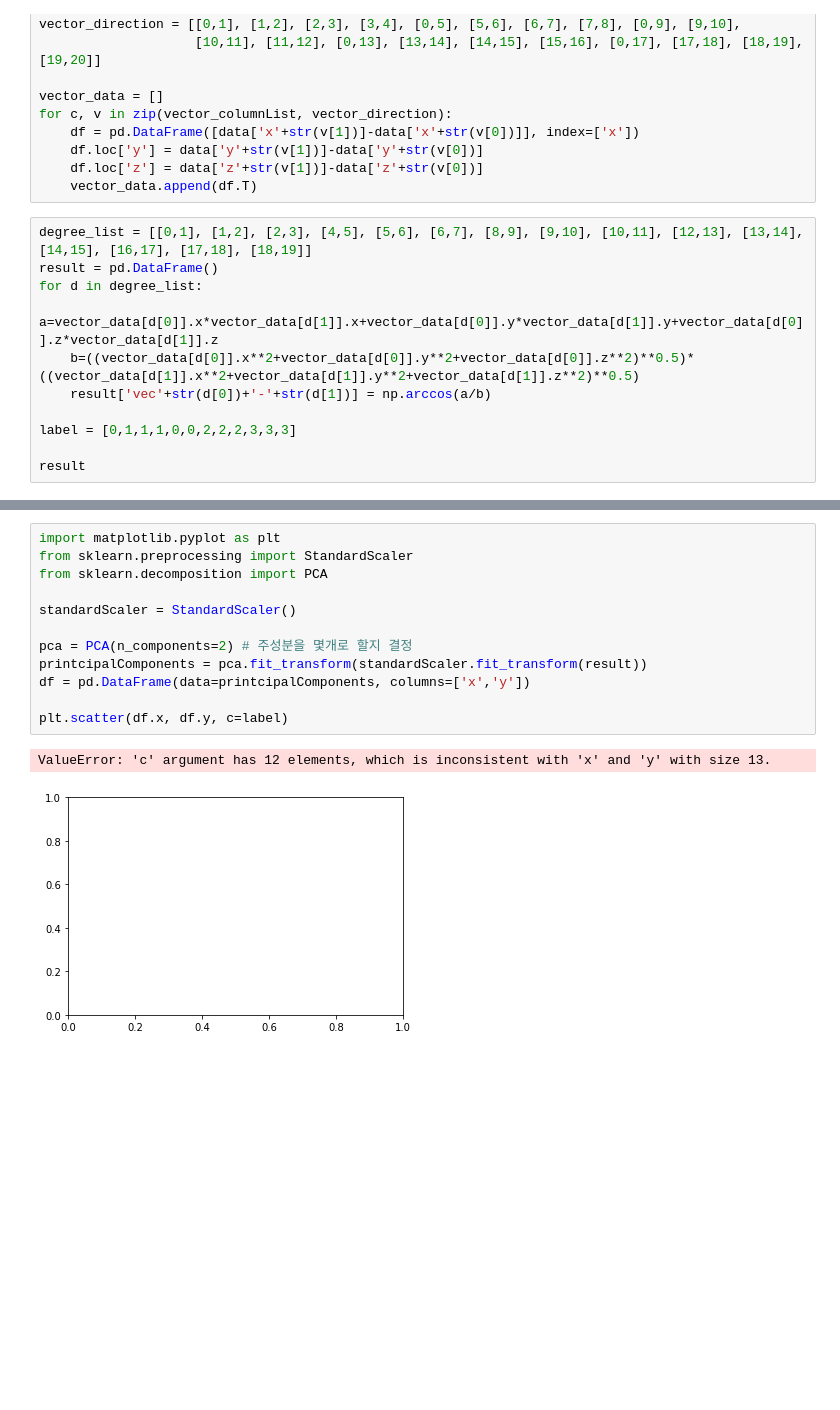
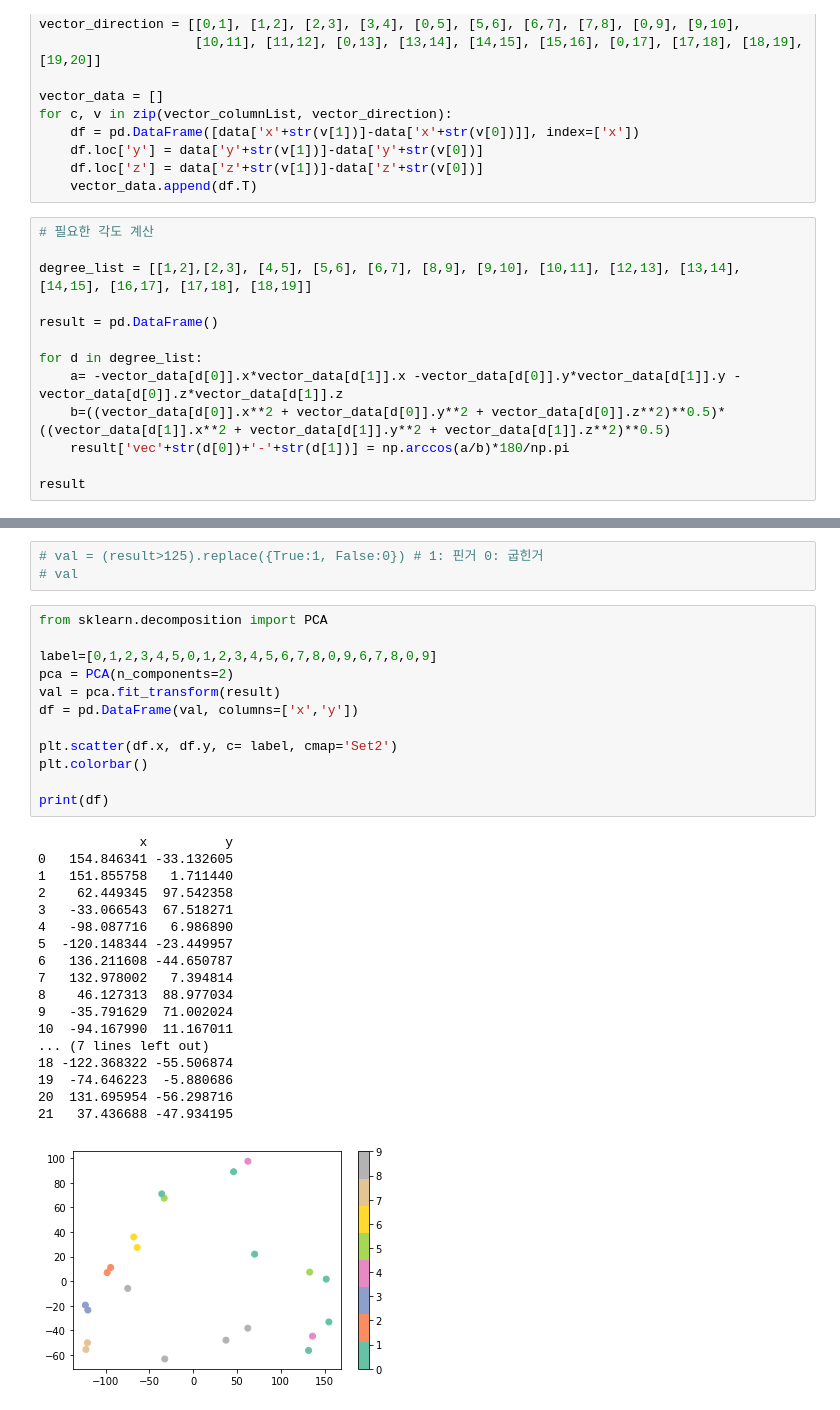
Before and after one commit to devwithpug/RandHand-Chat, a Jupyter notebook: mediaPipe/analysis.ipynb, the cells around one changed output, grey strips where cells are left out. Drawn from its saved outputs; the diff is of its cells as text; blank space fills up the shorter version.

```diff
--- a/mediaPipe/analysis.ipynb
+++ b/mediaPipe/analysis.ipynb
@@ -37,14 +115,16 @@ for c, v in zip(vector_columnList, vector_direction):
     df.loc['z'] = data['z'+str(v[1])]-data['z'+str(v[0])]
     vector_data.append(df.T)
 # %%
-degree_list = [[0,1], [1,2], [2,3], [4,5], [5,6], [6,7], [8,9], [9,10], [10,11], [12,13], [13,14], [14,15], [16,17], [17,18], [18,19]]
+# 필요한 각도 계산
+
+degree_list = [[1,2],[2,3], [4,5], [5,6], [6,7], [8,9], [9,10], [10,11], [12,13], [13,14], [14,15], [16,17], [17,18], [18,19]]
+
 result = pd.DataFrame()
+
 for d in degree_list:
-    a=vector_data[d[0]].x*vector_data[d[1]].x+vector_data[d[0]].y*vector_data[d[1]].y+vector_data[d[0]].z*vector_data[d[1]].z
-    b=((vector_data[d[0]].x**2+vector_data[d[0]].y**2+vector_data[d[0]].z**2)**0.5)*((vector_data[d[1]].x**2+vector_data[d[1]].y**2+vector_data[d[1]].z**2)**0.5)
-    result['vec'+str(d[0])+'-'+str(d[1])] = np.arccos(a/b)
-
-label = [0,1,1,1,0,0,2,2,2,3,3,3]
+    a= -vector_data[d[0]].x*vector_data[d[1]].x -vector_data[d[0]].y*vector_data[d[1]].y - vector_data[d[0]].z*vector_data[d[1]].z
+    b=((vector_data[d[0]].x**2 + vector_data[d[0]].y**2 + vector_data[d[0]].z**2)**0.5)*((vector_data[d[1]].x**2 + vector_data[d[1]].y**2 + vector_data[d[1]].z**2)**0.5)
+    result['vec'+str(d[0])+'-'+str(d[1])] = np.arccos(a/b)*180/np.pi
 
 result
 # %% [output]
@@ -65,15 +148,34 @@ result
+# %%
+# val = (result>125).replace({True:1, False:0}) # 1: 핀거 0: 굽힌거
+# val
 # %%
-import matplotlib.pyplot as plt
-from sklearn.preprocessing import StandardScaler
 from sklearn.decomposition import PCA
 
-standardScaler = StandardScaler()
+label=[0,1,2,3,4,5,0,1,2,3,4,5,6,7,8,0,9,6,7,8,0,9]
+pca = PCA(n_components=2)
+val = pca.fit_transform(result)
+df = pd.DataFrame(val, columns=['x','y'])
 
-pca = PCA(n_components=2) # 주성분을 몇개로 할지 결정
-printcipalComponents = pca.fit_transform(standardScaler.fit_transform(result))
-df = pd.DataFrame(data=printcipalComponents, columns=['x','y'])
+plt.scatter(df.x, df.y, c= label, cmap='Set2')
+plt.colorbar()
 
-plt.scatter(df.x, df.y, c=label)
+print(df)
 # %% [output]
-ValueError: 'c' argument has 12 elements, which is inconsistent with 'x' and 'y' with size 13.
+             x          y
+0   154.846341 -33.132605
+1   151.855758   1.711440
+2    62.449345  97.542358
+3   -33.066543  67.518271
+4   -98.087716   6.986890
+5  -120.148344 -23.449957
+6   136.211608 -44.650787
+7   132.978002   7.394814
+8    46.127313  88.977034
+9   -35.791629  71.002024
+10  -94.167990  11.167011
+... (7 lines left out)
+18 -122.368322 -55.506874
+19  -74.646223  -5.880686
+20  131.695954 -56.298716
+21   37.436688 -47.934195
-[figure, old version]
+[figure, new version]
```
Also changed, not shown: parts of 5 cells of this notebook, 3 other files.
